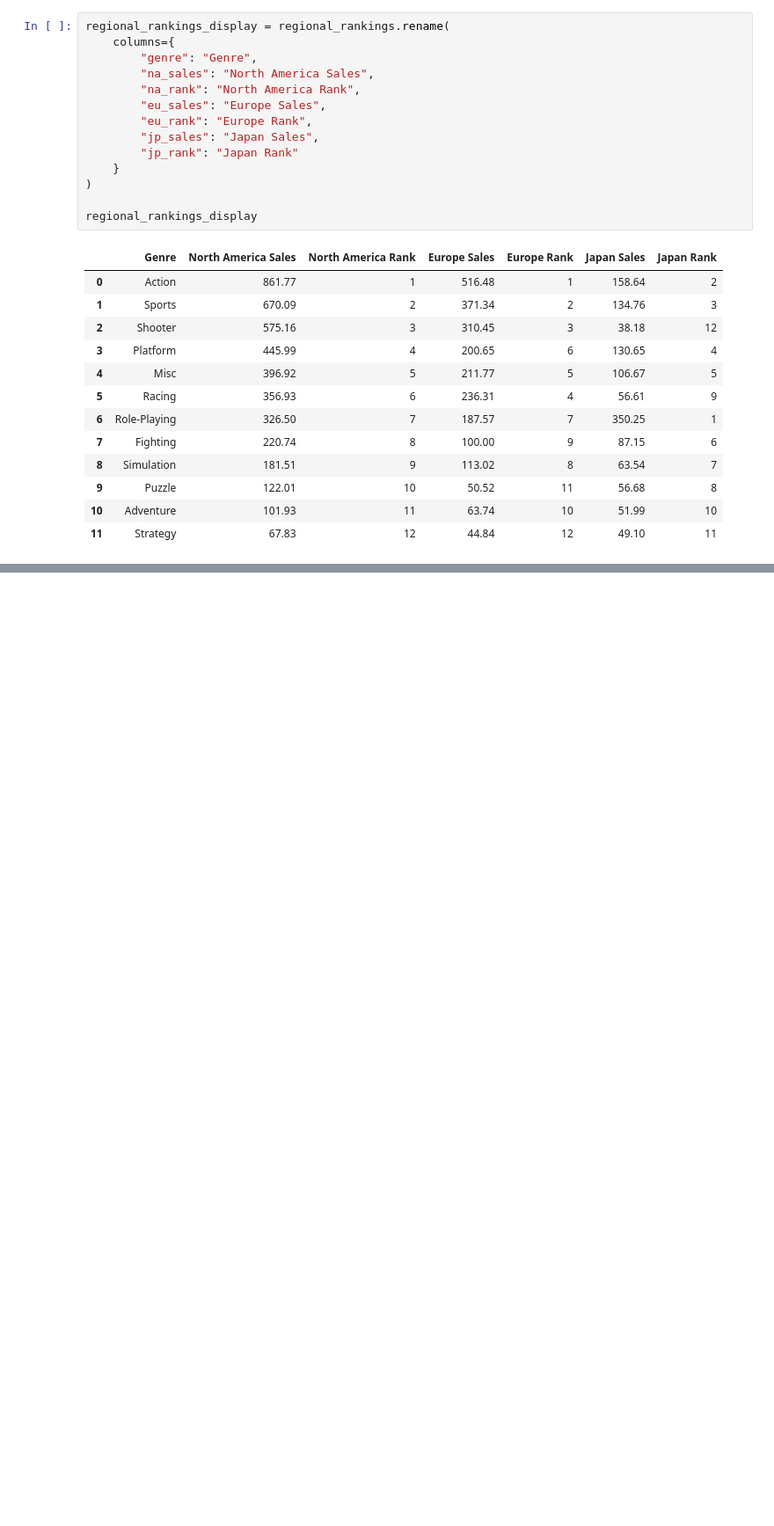
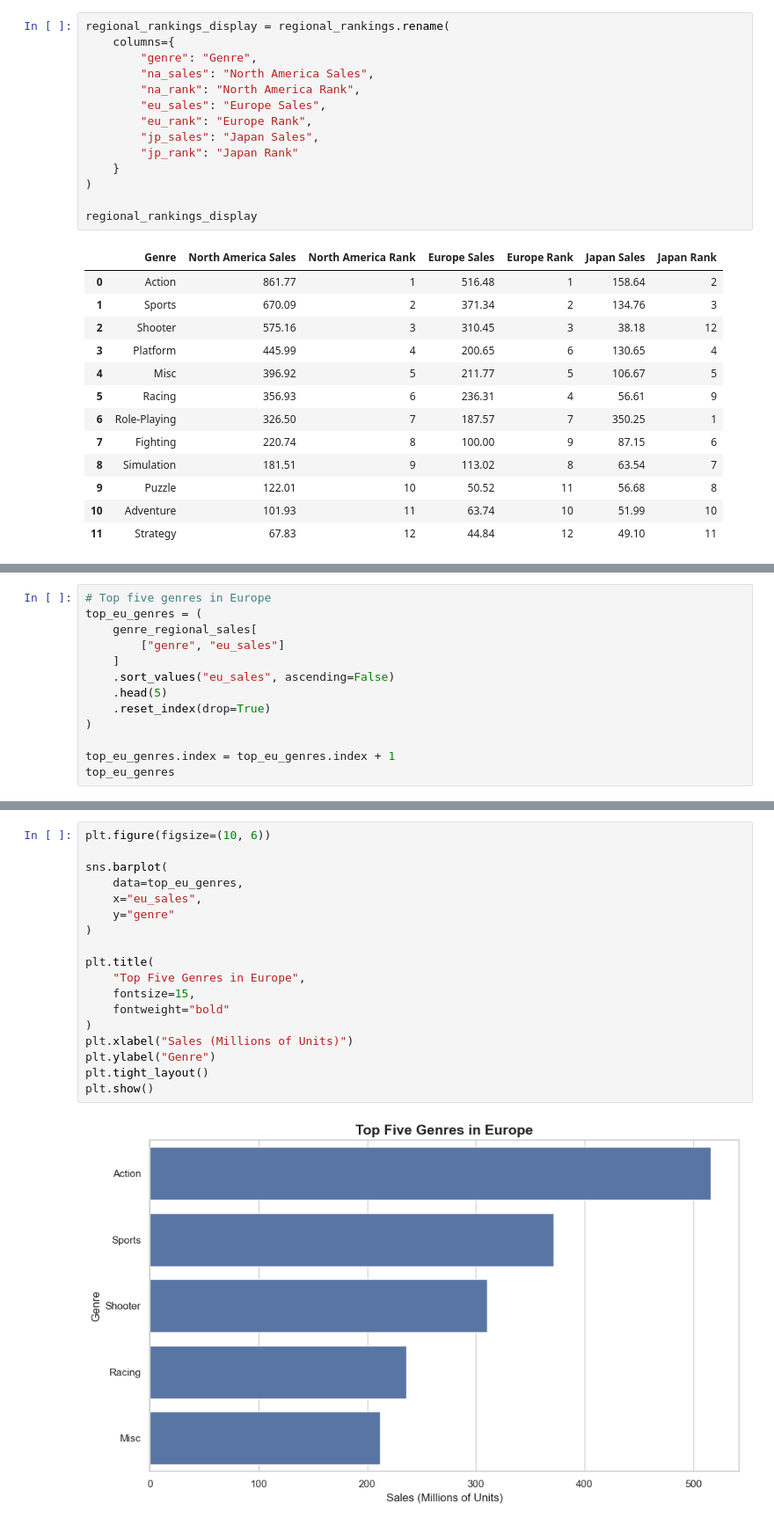
Before and after one commit to tylernsocial/data-analysis-on-the-videogame-industry, a Jupyter notebook: notebooks/research_questions_and_modeling/08_regional_market_preferences.ipynb, the cells around one changed output, grey strips where cells are left out. Shown at 88% size. Cells and saved outputs as stored; diff of their text form; blank space fills up the shorter version.

```diff
--- a/notebooks/research_questions_and_modeling/08_regional_market_preferences.ipynb
+++ b/notebooks/research_questions_and_modeling/08_regional_market_preferences.ipynb
@@ -345,0 +370,13 @@ regional_rankings_display
+# %%
+# Top five genres in Europe
+top_eu_genres = (
+    genre_regional_sales[
+        ["genre", "eu_sales"]
+    ]
+    .sort_values("eu_sales", ascending=False)
+    .head(5)
+    .reset_index(drop=True)
+)
+
+top_eu_genres.index = top_eu_genres.index + 1
+top_eu_genres
@@ -345,0 +434,20 @@ regional_rankings_display
+# %%
+plt.figure(figsize=(10, 6))
+
+sns.barplot(
+    data=top_eu_genres,
+    x="eu_sales",
+    y="genre"
+)
+
+plt.title(
+    "Top Five Genres in Europe",
+    fontsize=15,
+    fontweight="bold"
+)
+plt.xlabel("Sales (Millions of Units)")
+plt.ylabel("Genre")
+plt.tight_layout()
+plt.show()
+# %% [output]
+[figure, added]
```
Also changed, not shown: parts of 50 cells of this notebook.
